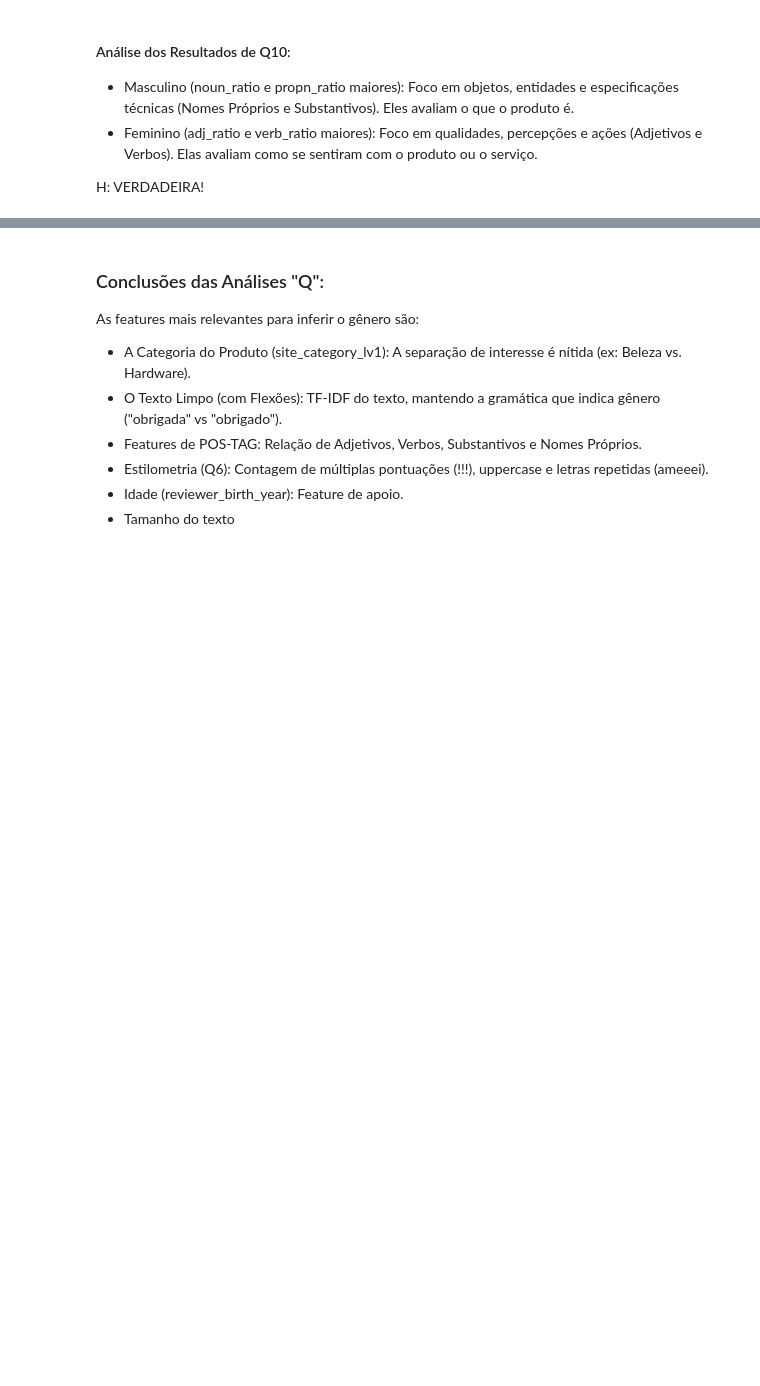
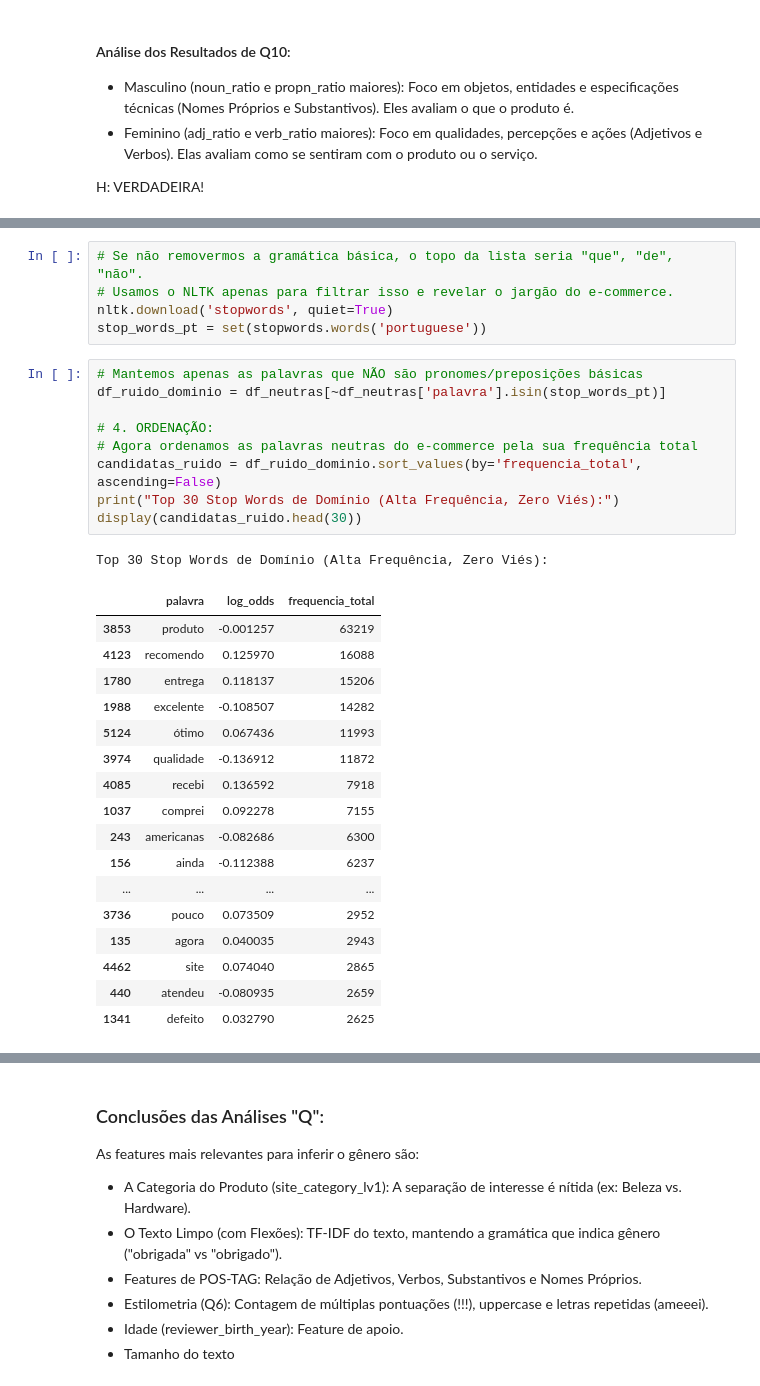
Before and after one commit to PedroYutaroUEA/gender-prediction-challenge, a Jupyter notebook: src/pipeline/00_analysis.ipynb, the cells around one changed output, grey strips where cells are left out. Saved outputs shown, nothing was run; the diff lists cells and outputs as text; blank space fills up the shorter version.

```diff
--- a/src/pipeline/00_analysis.ipynb
+++ b/src/pipeline/00_analysis.ipynb
@@ -677,0 +691,33 @@ H: VERDADEIRA!
+# %%
+# Se não removermos a gramática básica, o topo da lista seria "que", "de", "não".
+# Usamos o NLTK apenas para filtrar isso e revelar o jargão do e-commerce.
+nltk.download('stopwords', quiet=True)
+stop_words_pt = set(stopwords.words('portuguese'))
+# %%
+# Mantemos apenas as palavras que NÃO são pronomes/preposições básicas
+df_ruido_dominio = df_neutras[~df_neutras['palavra'].isin(stop_words_pt)]
+
+# 4. ORDENAÇÃO:
+# Agora ordenamos as palavras neutras do e-commerce pela sua frequência total
+candidatas_ruido = df_ruido_dominio.sort_values(by='frequencia_total', ascending=False)
+print("Top 30 Stop Words de Domínio (Alta Frequência, Zero Viés):")
+display(candidatas_ruido.head(30))
+# %% [output]
+Top 30 Stop Words de Domínio (Alta Frequência, Zero Viés):
+|  | palavra | log_odds | frequencia_total |
+| 3853 | produto | -0.001257 | 63219 |
+| 4123 | recomendo | 0.125970 | 16088 |
+| 1780 | entrega | 0.118137 | 15206 |
+| 1988 | excelente | -0.108507 | 14282 |
+| 5124 | ótimo | 0.067436 | 11993 |
+| 3974 | qualidade | -0.136912 | 11872 |
+| 4085 | recebi | 0.136592 | 7918 |
+| 1037 | comprei | 0.092278 | 7155 |
+| 243 | americanas | -0.082686 | 6300 |
+| 156 | ainda | -0.112388 | 6237 |
+| ... | ... | ... | ... |
+| 3736 | pouco | 0.073509 | 2952 |
+| 135 | agora | 0.040035 | 2943 |
+| 4462 | site | 0.074040 | 2865 |
+| 440 | atendeu | -0.080935 | 2659 |
+| 1341 | defeito | 0.032790 | 2625 |
```
Also changed, not shown: parts of 7 cells of this notebook.
